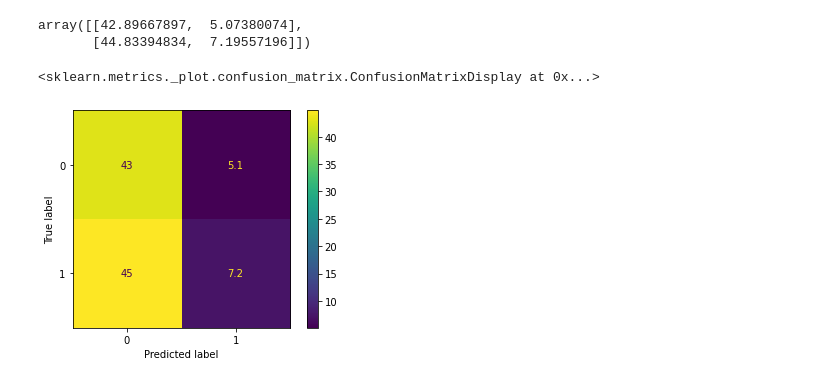
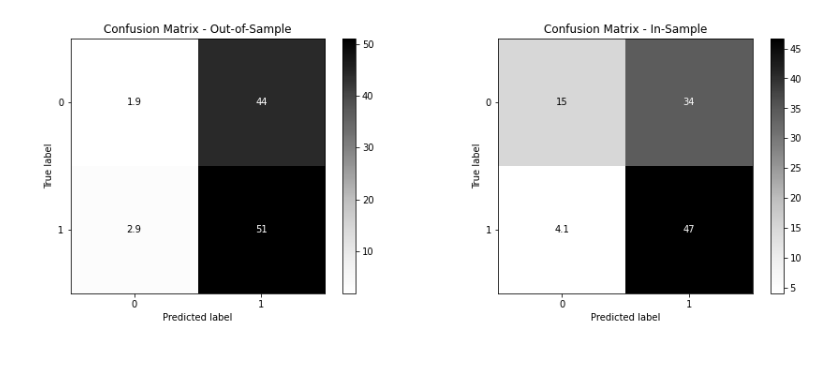
Before and after one commit to aitabot/xgboost_playground, a Jupyter notebook: Playground_Feedback2.ipynb, the cells around one changed output. Drawn from its saved outputs; the diff is of its cells as text; code cells hidden in the pictures; blank space fills up the shorter version.

```diff
--- a/Playground_Feedback2.ipynb
+++ b/Playground_Feedback2.ipynb
@@ -56,13 +37,23 @@ Name: shifted_ROC_BOOL, dtype: float64
 # %%
-train_x,test_x, train_y, test_y = train_test_split(x, y, test_size=0.2, random_state=0, shuffle=False)
+x_train, x_test, y_train, y_test = train_test_split(x, y, test_size=0.2, random_state=0, shuffle=False)
 # %%
-train = xgb.DMatrix(train_x, label=train_y)
-test = xgb.DMatrix(test_x, label=test_y)
-param = {
-    'max_depth': 18,
-    'eta' : 0.2,
-    'objective': 'binary:hinge'
-}
-epochs=20
+x_eval = df_eval.drop(
+    ['1. open', '2. high', '3. low', '5. adjusted close', '7. dividend amount', '8. split coefficient',
+     'shifted_ROC_BOOL'], axis=1).copy()
+y_eval = df_eval['shifted_ROC_BOOL'].copy()
+
+eval_set = [(xgb.DMatrix(x_eval, label=y_eval), 'eval')]
+# %%
+train = xgb.DMatrix(x_train, label=y_train)
+test = xgb.DMatrix(x_test, label=y_test)
+param = {
+    'max_depth': 6,
+    'eta': 0.3,
+    'objective': 'binary:hinge',
+    'gamma': 0.1,
+    'subsample': 0.33,
+    'eval_metric': 'error' # Binary classification error rate
+}
+epochs = 10
 # %%
-model = xgb.train(param,train,epochs)
+model = xgb.train(params=param, dtrain=train, num_boost_round=epochs, evals=eval_set, early_stopping_rounds=5)
@@ -107,13 +107,14 @@ FScore in-sample: 0.9902234636871509
-# %%
-confusion_matrix(test_y, predictions)/len(test_y)*100
-# %% [output]
-array([[42.89667897,  5.07380074],
-       [44.83394834,  7.19557196]])
 # %%
-cm_out = confusion_matrix(test_y, predictions)/len(test_y)*100
+fig, ax = plt.subplots(1, 2, figsize=(15, 5))
+cm_out = confusion_matrix(y_test, predictions) / len(y_test) * 100
+cm_in = confusion_matrix(y_train, predictions_in_sample) / len(y_train) * 100
 
-disp = ConfusionMatrixDisplay(confusion_matrix=cm_out)
-disp.plot()
+ax[0].set_title("Confusion Matrix - Out-of-Sample")
+ax[1].set_title("Confusion Matrix - In-Sample")
+
+ax[0] = ConfusionMatrixDisplay(confusion_matrix=cm_out).plot(ax=ax[0], cmap='Greys')
+ax[1] = ConfusionMatrixDisplay(confusion_matrix=cm_in).plot(ax=ax[1], cmap='Greys')
+
+plt.show()
 # %% [output]
-<sklearn.metrics._plot.confusion_matrix.ConfusionMatrixDisplay at 0x...>
-[figure, old version]
+[figure, new version]
```
Also changed, not shown: parts of 11 cells of this notebook, 2 other files.
